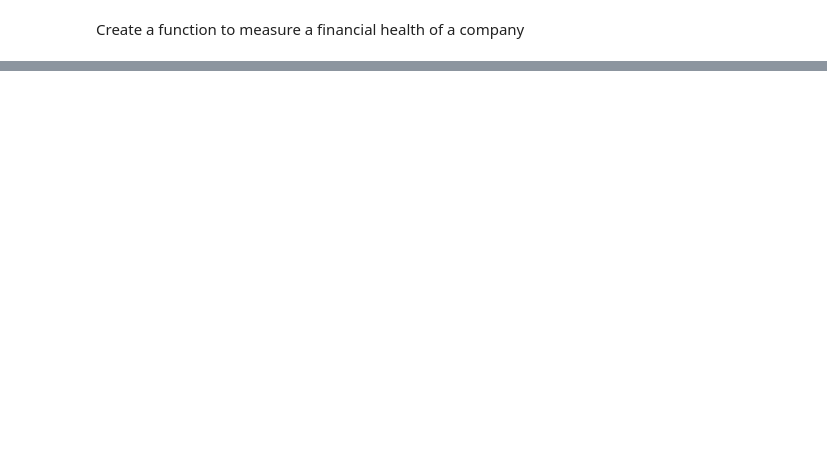
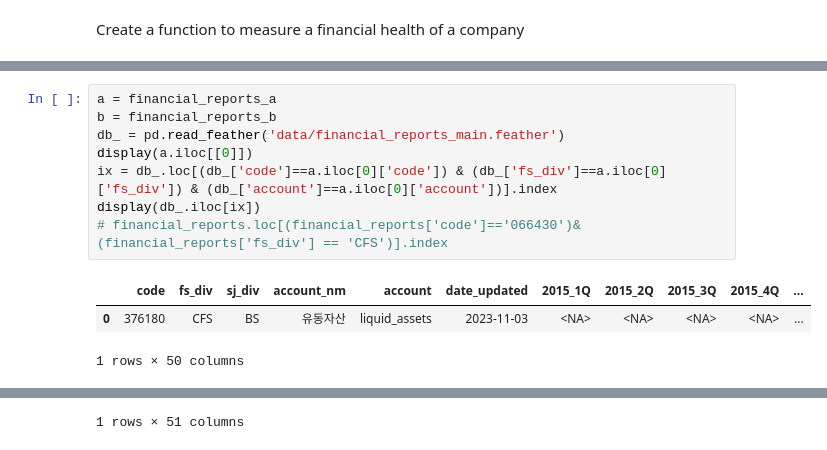
Before and after one commit to iburn78/trader, a Jupyter notebook: data_collection/dc_05_CompanyHealth_1_main.ipynb, the cells around one changed output, grey strips where cells are left out. Drawn from its saved outputs; the diff is of its cells as text; blank space fills up the shorter version.

```diff
--- a/data_collection/dc_05_CompanyHealth_1_main.ipynb
+++ b/data_collection/dc_05_CompanyHealth_1_main.ipynb
@@ -340,0 +298,12 @@ Index([0, 1, 2, 3, 4, 5, 6, 7, 8, 9, 10, 11, 12, 27], dtype='int64')
+# %%
+a = financial_reports_a
+b = financial_reports_b
+db_ = pd.read_feather('data/financial_reports_main.feather')
+display(a.iloc[[0]])
+ix = db_.loc[(db_['code']==a.iloc[0]['code']) & (db_['fs_div']==a.iloc[0]['fs_div']) & (db_['account']==a.iloc[0]['account'])].index
+display(db_.iloc[ix])
+# financial_reports.loc[(financial_reports['code']=='066430')&(financial_reports['fs_div'] == 'CFS')].index
+# %% [output]
+|  | code | fs_div | sj_div | account_nm | account | date_updated | 2015_1Q | 2015_2Q | 2015_3Q | 2015_4Q | ... |
+| 0 | 376180 | CFS | BS | 유동자산 | liquid_assets | 2023-11-03 | <NA> | <NA> | <NA> | <NA> | ... |
+1 rows × 50 columns
@@ -340,0 +312 @@ Index([0, 1, 2, 3, 4, 5, 6, 7, 8, 9, 10, 11, 12, 27], dtype='int64')
+1 rows × 51 columns
```
Also changed, not shown: parts of 7 cells of this notebook, 8 other files.
